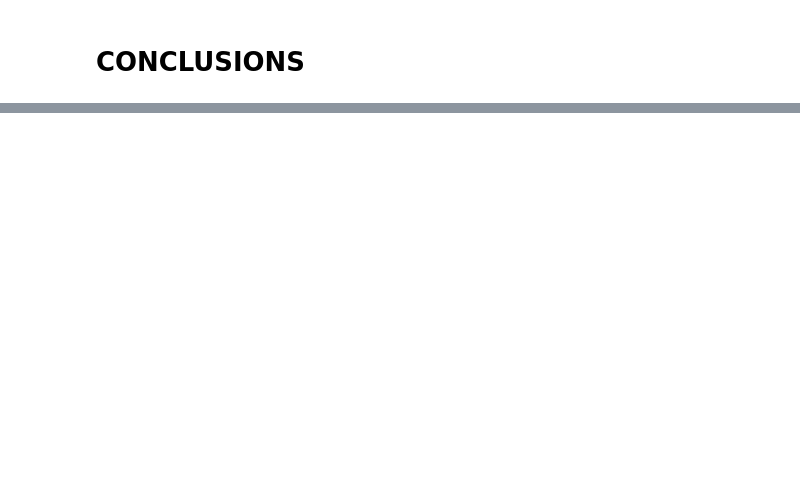
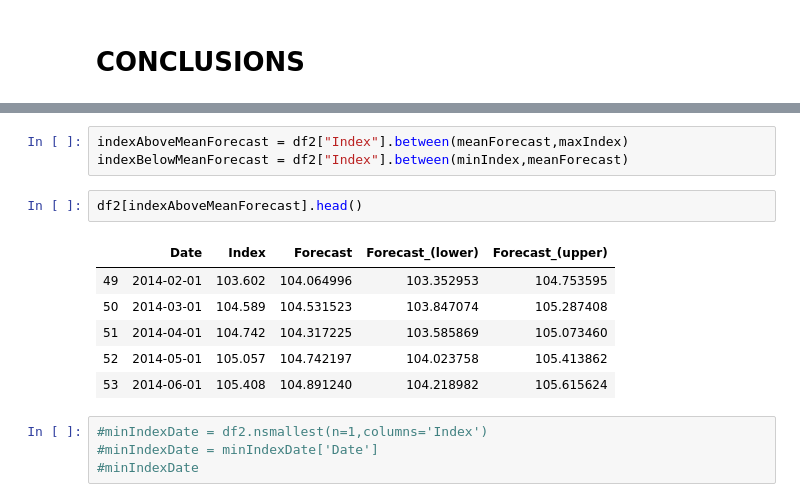
Before and after one commit to azagorowski/Analysis-and-forecast-of-stock-exchange-price-based-on-selected-indicators-using-machine-learning, a Jupyter notebook: scripts/azagorowski_scripts/Industrial_production_forecast_2021.ipynb, the cells around one changed output, grey strips where cells are left out. Cells and saved outputs as stored; diff of their text form; blank space fills up the shorter version.

```diff
--- a/scripts/azagorowski_scripts/Industrial_production_forecast_2021.ipynb
+++ b/scripts/azagorowski_scripts/Industrial_production_forecast_2021.ipynb
@@ -233,0 +239,16 @@ minMeanMax
+# %%
+indexAboveMeanForecast = df2["Index"].between(meanForecast,maxIndex)
+indexBelowMeanForecast = df2["Index"].between(minIndex,meanForecast)
+# %%
+df2[indexAboveMeanForecast].head()
+# %% [output]
+|  | Date | Index | Forecast | Forecast_(lower) | Forecast_(upper) |
+| 49 | 2014-02-01 | 103.602 | 104.064996 | 103.352953 | 104.753595 |
+| 50 | 2014-03-01 | 104.589 | 104.531523 | 103.847074 | 105.287408 |
+| 51 | 2014-04-01 | 104.742 | 104.317225 | 103.585869 | 105.073460 |
+| 52 | 2014-05-01 | 105.057 | 104.742197 | 104.023758 | 105.413862 |
+| 53 | 2014-06-01 | 105.408 | 104.891240 | 104.218982 | 105.615624 |
+# %%
+#minIndexDate = df2.nsmallest(n=1,columns='Index')
+#minIndexDate = minIndexDate['Date']
+#minIndexDate
```
Also changed, not shown: parts of 8 cells of this notebook.
